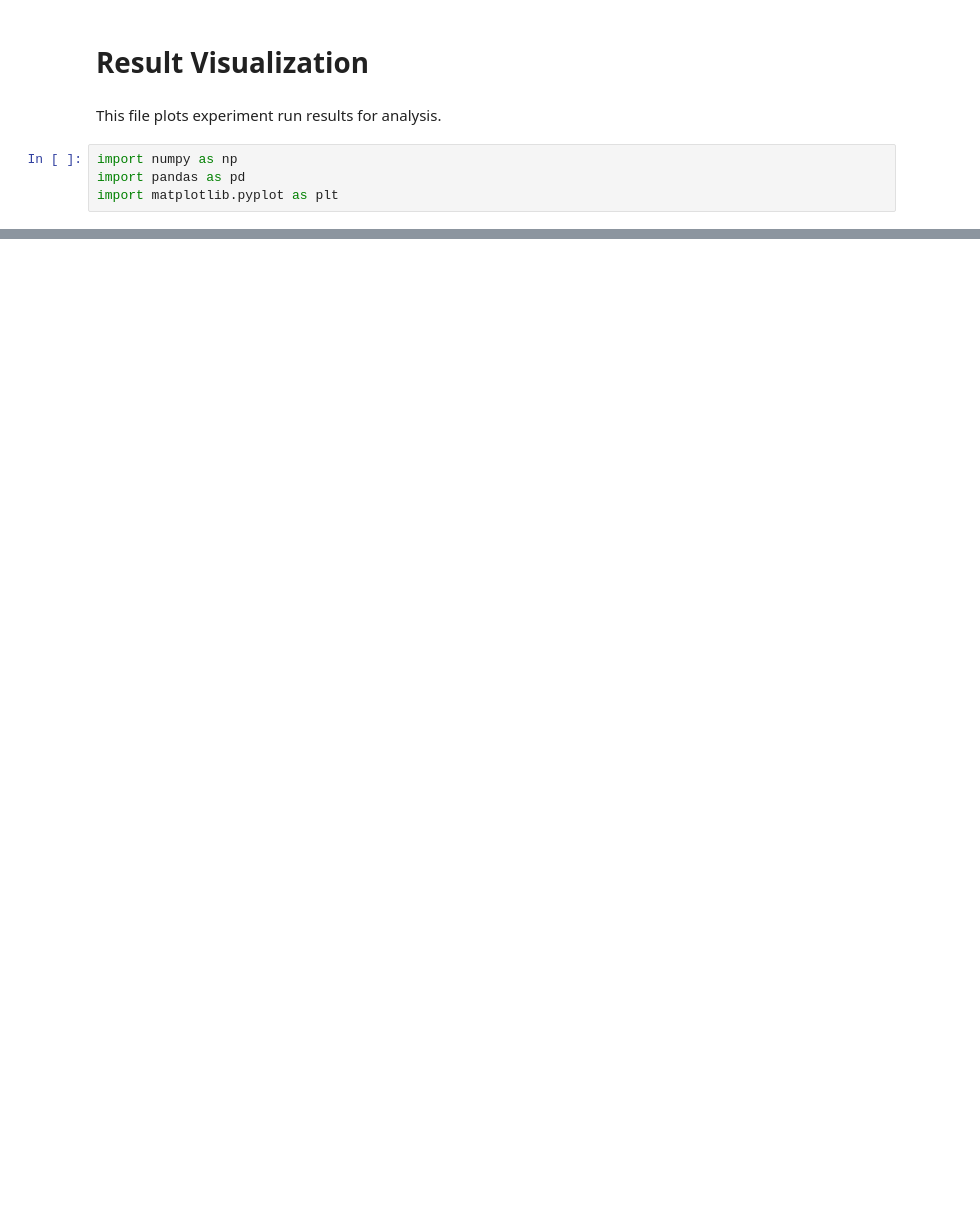
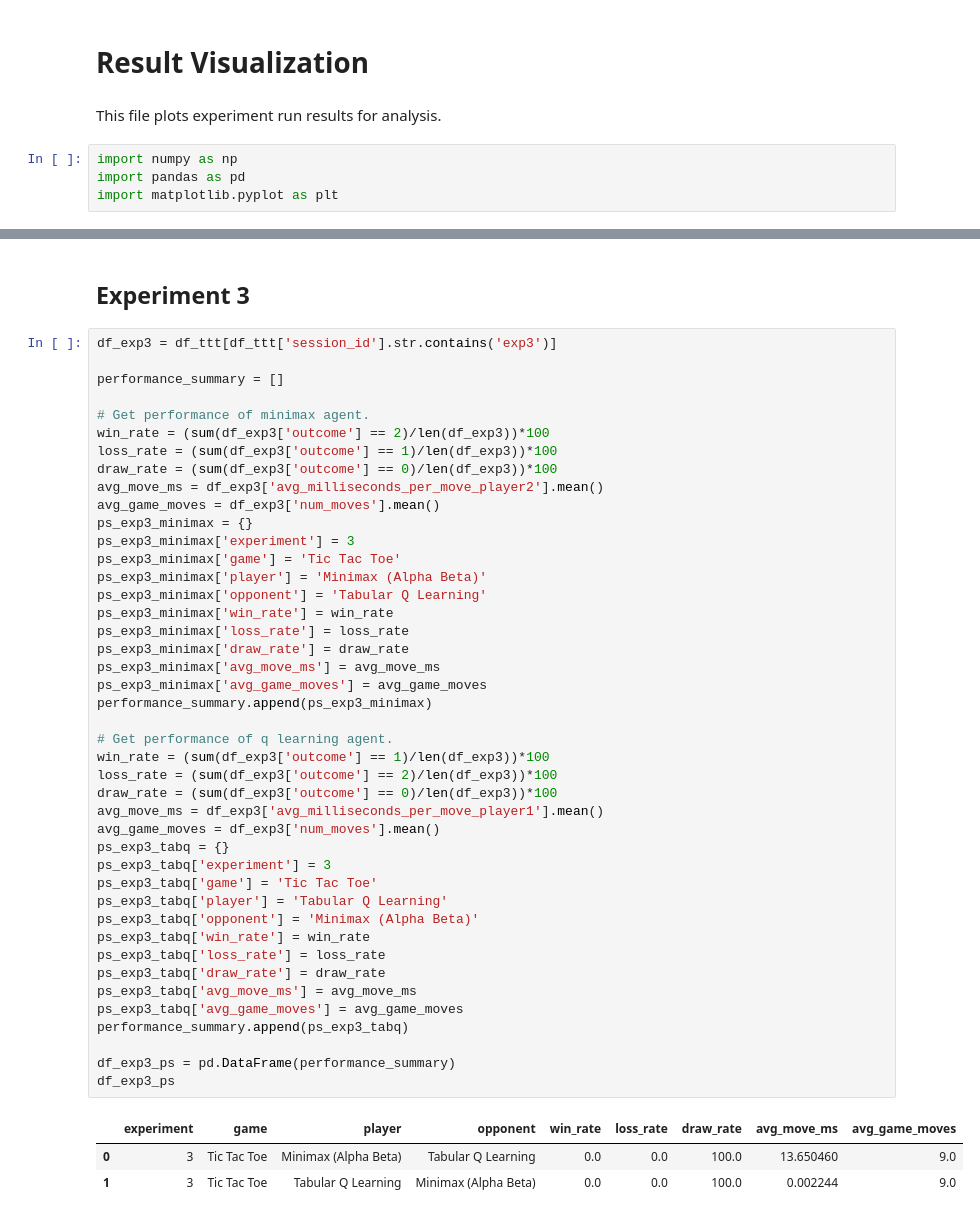
Before and after one commit to ggn1/cs7is2-artificial-intelligence-assignment3, a Jupyter notebook: result_visualization.ipynb, the cells around one changed output, grey strips where cells are left out. Drawn from its saved outputs; the diff is of its cells as text; blank space fills up the shorter version.

```diff
--- a/result_visualization.ipynb
+++ b/result_visualization.ipynb
@@ -35,0 +63,49 @@ df
+# %% [markdown]
+## Experiment 3
+# %%
+df_exp3 = df_ttt[df_ttt['session_id'].str.contains('exp3')]
+
+performance_summary = []
+
+# Get performance of minimax agent.
+win_rate = (sum(df_exp3['outcome'] == 2)/len(df_exp3))*100
+loss_rate = (sum(df_exp3['outcome'] == 1)/len(df_exp3))*100
+draw_rate = (sum(df_exp3['outcome'] == 0)/len(df_exp3))*100
+avg_move_ms = df_exp3['avg_milliseconds_per_move_player2'].mean()
+avg_game_moves = df_exp3['num_moves'].mean()
+ps_exp3_minimax = {}
+ps_exp3_minimax['experiment'] = 3
+ps_exp3_minimax['game'] = 'Tic Tac Toe'
+ps_exp3_minimax['player'] = 'Minimax (Alpha Beta)'
+ps_exp3_minimax['opponent'] = 'Tabular Q Learning'
+ps_exp3_minimax['win_rate'] = win_rate
+ps_exp3_minimax['loss_rate'] = loss_rate
+ps_exp3_minimax['draw_rate'] = draw_rate
+ps_exp3_minimax['avg_move_ms'] = avg_move_ms
+ps_exp3_minimax['avg_game_moves'] = avg_game_moves
+performance_summary.append(ps_exp3_minimax)
+
+# Get performance of q learning agent.
+win_rate = (sum(df_exp3['outcome'] == 1)/len(df_exp3))*100
+loss_rate = (sum(df_exp3['outcome'] == 2)/len(df_exp3))*100
+draw_rate = (sum(df_exp3['outcome'] == 0)/len(df_exp3))*100
+avg_move_ms = df_exp3['avg_milliseconds_per_move_player1'].mean()
+avg_game_moves = df_exp3['num_moves'].mean()
+ps_exp3_tabq = {}
+ps_exp3_tabq['experiment'] = 3
+ps_exp3_tabq['game'] = 'Tic Tac Toe'
+ps_exp3_tabq['player'] = 'Tabular Q Learning'
+ps_exp3_tabq['opponent'] = 'Minimax (Alpha Beta)'
+ps_exp3_tabq['win_rate'] = win_rate
+ps_exp3_tabq['loss_rate'] = loss_rate
+ps_exp3_tabq['draw_rate'] = draw_rate
+ps_exp3_tabq['avg_move_ms'] = avg_move_ms
+ps_exp3_tabq['avg_game_moves'] = avg_game_moves
+performance_summary.append(ps_exp3_tabq)
+
+df_exp3_ps = pd.DataFrame(performance_summary)
+df_exp3_ps
+# %% [output]
+|  | experiment | game | player | opponent | win_rate | loss_rate | draw_rate | avg_move_ms | avg_game_moves |
+| 0 | 3 | Tic Tac Toe | Minimax (Alpha Beta) | Tabular Q Learning | 0.0 | 0.0 | 100.0 | 13.650460 | 9.0 |
+| 1 | 3 | Tic Tac Toe | Tabular Q Learning | Minimax (Alpha Beta) | 0.0 | 0.0 | 100.0 | 0.002244 | 9.0 |
```
Also changed, not shown: parts of 9 cells of this notebook, 11 other files.
